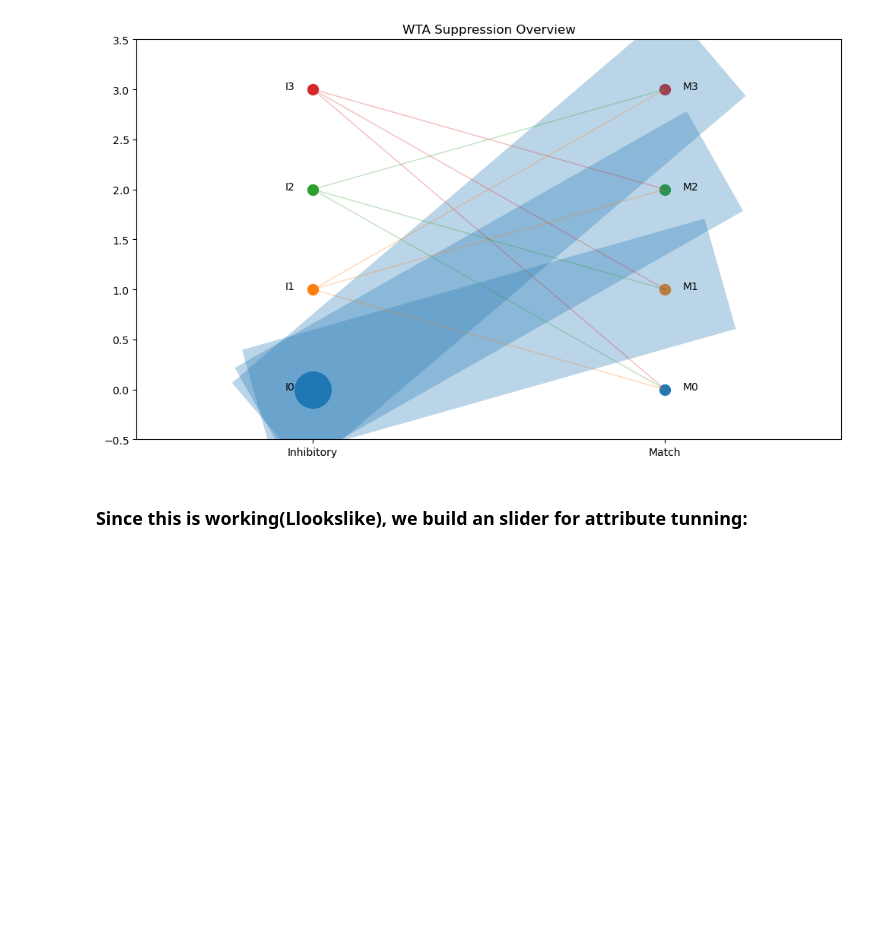
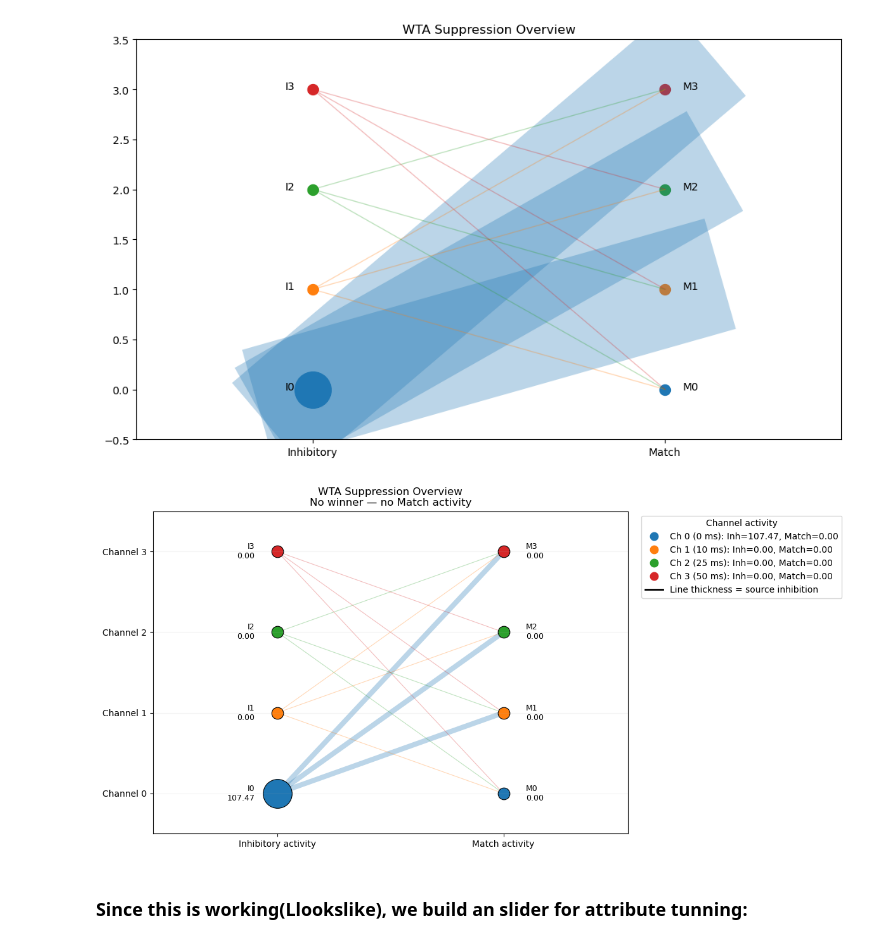
Before and after one commit to Jascha95/keyspotting, a Jupyter notebook: dynap-se1/Lab5_P1_p.ipynb, the cells around one changed output. Saved outputs shown, nothing was run; the diff lists cells and outputs as text; code cells hidden in the pictures; blank space fills up the shorter version.

```diff
--- a/dynap-se1/Lab5_P1_p.ipynb
+++ b/dynap-se1/Lab5_P1_p.ipynb
@@ -1758,6 +2253,95 @@ plt.tight_layout()
 plt.show()
 # %% [output]
 [figure]
+# %%
+##############################################################################
+# PLOT 8 — WTA SUPPRESSION DEBUG VIEW
+#
+# Left node size  = inhibitory activity
+# Right node size = match activity
+# Line width      = inhibition produced by source channel
+##############################################################################
+
+from matplotlib.lines import Line2D
+
+inh_values = np.asarray(inh_scores, dtype=float)
+match_values = np.asarray(match_scores, dtype=float)
+
+inh_scale = max(np.max(inh_values), WINNER_SCORE_EPSILON)
+match_scale = max(np.max(match_values), WINNER_SCORE_EPSILON)
+
+inh_sizes = 180 + 900 * inh_values / inh_scale
+match_sizes = 180 + 900 * match_values / match_scale
+line_widths = 0.8 + 5 * inh_values / inh_scale
+
+fig, ax = plt.subplots(figsize=(12, 6))
+
+##############################################################################
+# ACTIVITY NODES
+##############################################################################
+
+for ch in range(N_CH):
+    ax.scatter(0, ch, s=inh_sizes[ch], color=COLORS[ch], edgecolor="black", linewidth=0.8)
+    ax.scatter(1, ch, s=match_sizes[ch], color=COLORS[ch], edgecolor="black", linewidth=0.8)
+
+    ax.text(-0.10, ch, f"I{ch}\n{inh_values[ch]:.2f}", ha="right", va="center", fontsize=9)
+    ax.text(1.10, ch, f"M{ch}\n{match_values[ch]:.2f}", ha="left", va="center", fontsize=9)
+
+##############################################################################
+# CROSS-CHANNEL SUPPRESSION
+##############################################################################
+
+for src in range(N_CH):
+    for dst in range(N_CH):
+        if src == dst:
+            continue
+
+        ax.plot(
+            [0, 1], [src, dst],
+            color=COLORS[src], alpha=0.30, linewidth=line_widths[src], zorder=0
+        )
+
+##############################################################################
+# LABELS AND LEGEND
+##############################################################################
+
+activity_legend = [
+    Line2D(
+        [0], [0], marker="o", linestyle="none", color=COLORS[ch],
+        markersize=9,
+        label=(
+            f"Ch {ch} ({CHANNEL_SHIFT_MS[ch]:g} ms): "
+            f"Inh={inh_values[ch]:.2f}, Match={match_values[ch]:.2f}"
+        )
+    )
+    for ch in range(N_CH)
+]
+
+line_legend = Line2D(
+    [0], [0], color="black", linewidth=2,
+    label="Line thickness = source inhibition"
+)
+
+ax.legend(
+    handles=activity_legend + [line_legend],
+    title="Channel activity",
+    bbox_to_anchor=(1.02, 1),
+    loc="upper left"
+)
+
+ax.set_xlim(-0.55, 1.55)
+ax.set_ylim(-0.5, N_CH - 0.5)
+ax.set_xticks([0, 1])
+ax.set_xticklabels(["Inhibitory activity", "Match activity"])
+ax.set_yticks(range(N_CH))
+ax.set_yticklabels([f"Channel {ch}" for ch in range(N_CH)])
+ax.set_title(f"WTA Suppression Overview\n{winner_text}")
+ax.grid(axis="y", alpha=0.15)
+
+plt.tight_layout()
+plt.show()
+# %% [output]
+[figure, added]
 # %% [markdown]
 ### Since this is working(Llookslike), we build an slider for attribute tunning:
 # %%
```
Also changed, not shown: parts of 25 cells of this notebook, 2 other files.
